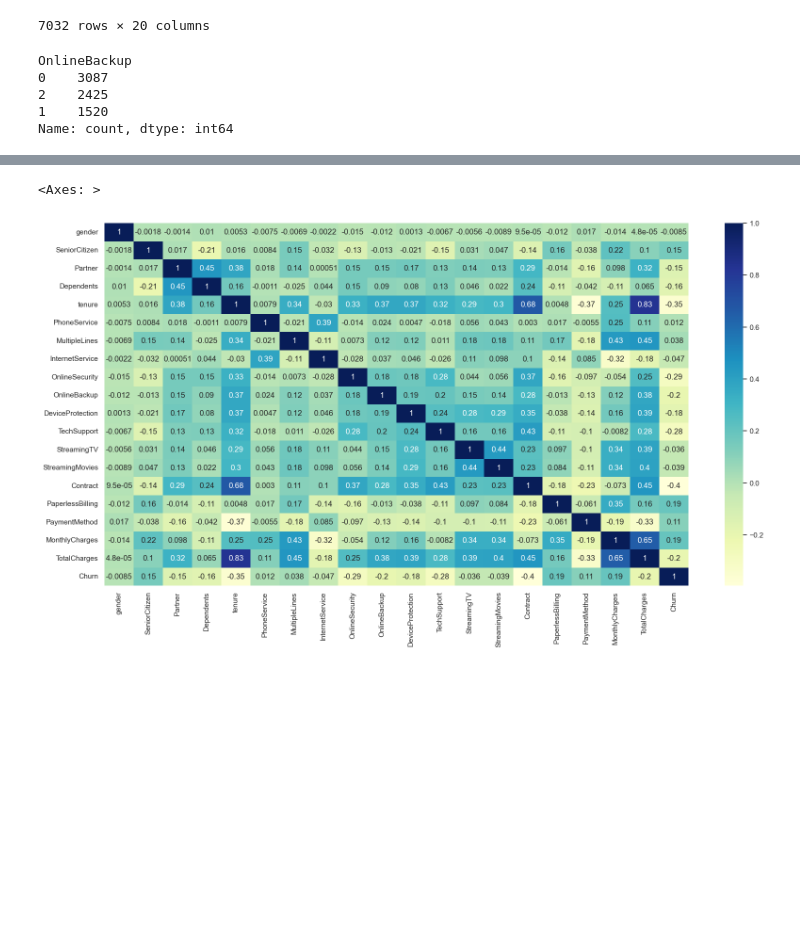
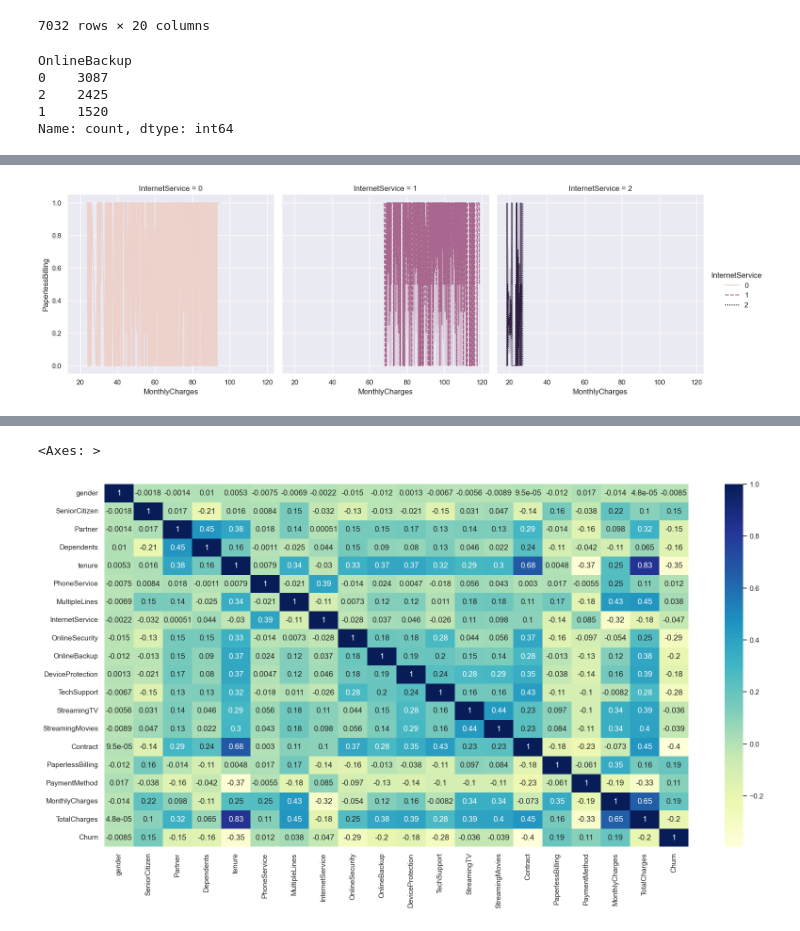
Before and after one commit to Sami-Ansari/Churn-Prediction, a Jupyter notebook: main.ipynb, the cells around one changed output, grey strips where cells are left out. Cells and saved outputs as stored; diff of their text form; code cells hidden in the pictures; blank space fills up the shorter version.

```diff
--- a/main.ipynb
+++ b/main.ipynb
@@ -255,0 +297,5 @@ corr["Churn"]= label_encoder.fit_transform(df["Churn"])
+# %%
+sns.relplot(x="MonthlyCharges", y="PaperlessBilling", col="InternetService", hue="InternetService", style="InternetService",kind="line", data=df) # scatter can be used instead of "line" plot
+plt.show()
+# %% [output]
+[figure, added]
```
Also changed, not shown: parts of 27 cells of this notebook.
